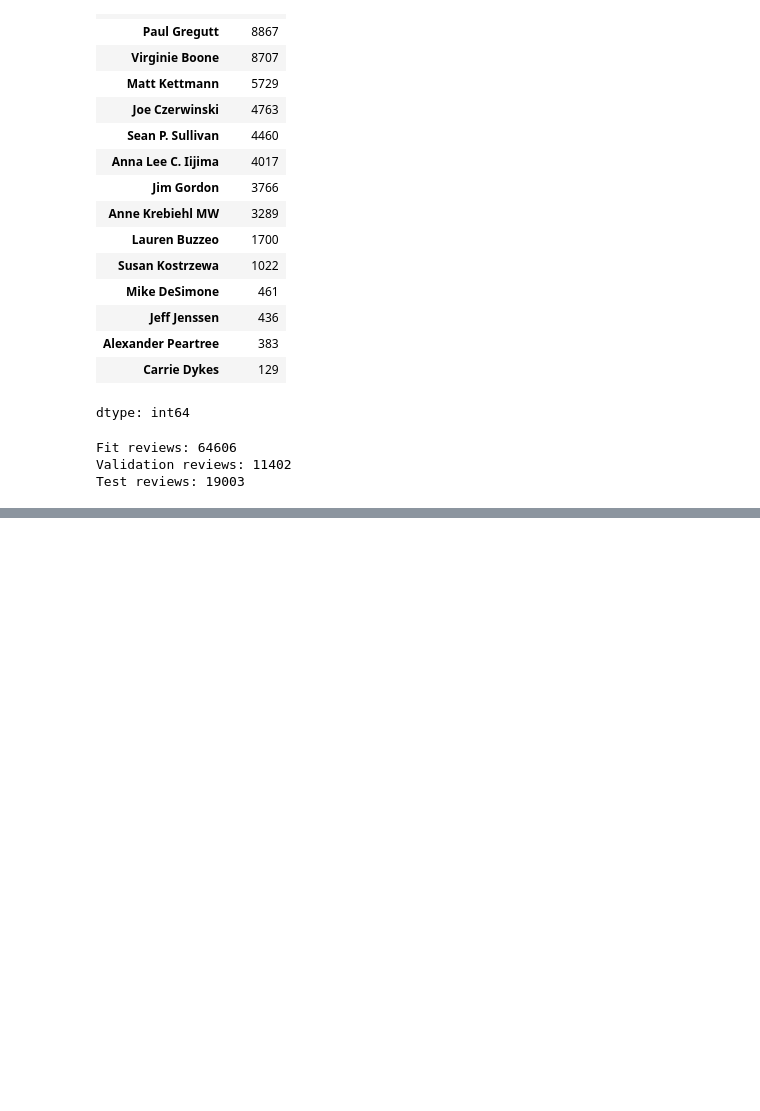
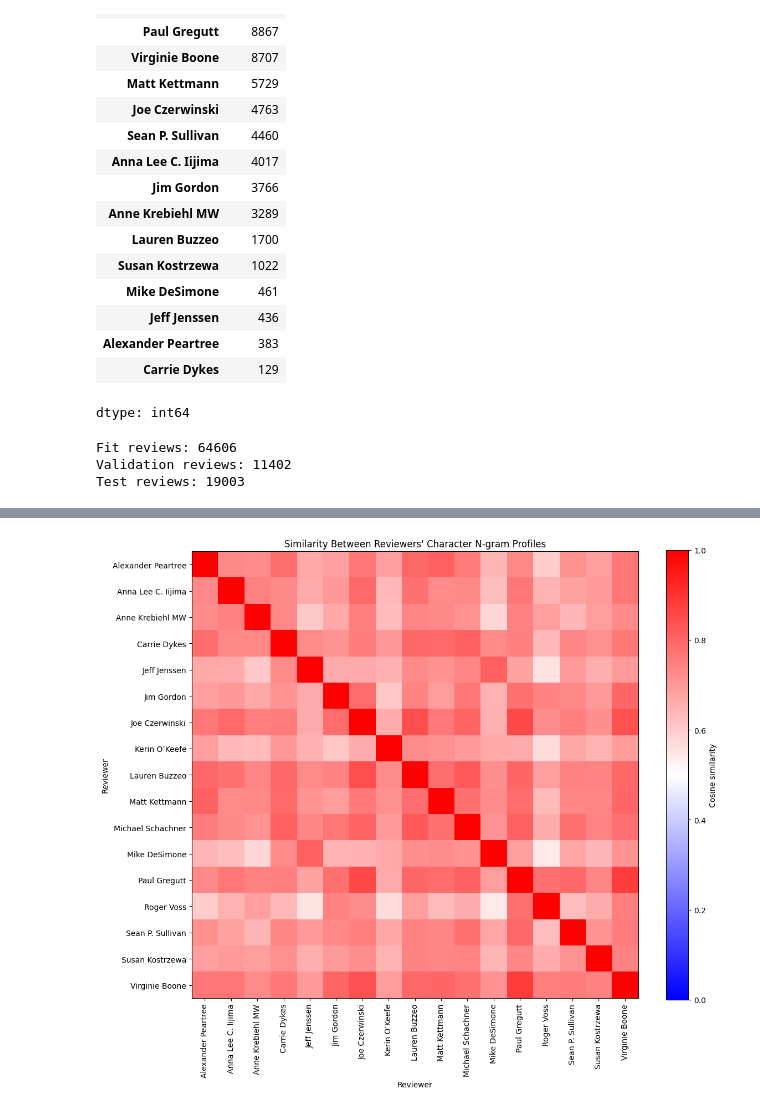
Before and after one commit to sylviadu2552/DATA4401---Project-3, a Jupyter notebook: Project3_n_grams.ipynb, the cells around one changed output, grey strips where cells are left out. Drawn from its saved outputs; the diff is of its cells as text; code cells hidden in the pictures; blank space fills up the shorter version.

```diff
--- a/Project3_n_grams.ipynb
+++ b/Project3_n_grams.ipynb
@@ -410,0 +557,40 @@ plt.show()
+# %%
+import numpy as np
+import matplotlib.pyplot as plt
+from sklearn.metrics.pairwise import cosine_similarity
+
+reviewer_names = label_encoder.classes_
+y_train_array = y_train.to_numpy()
+
+# X_fit_final contains character n-gram features followed by style features.
+# Keep only the character n-gram portion for this comparison.
+n_style_features = len(style_features(X_train.iloc[0]))
+X_char_train = X_fit_final[:, :-n_style_features]
+
+# Average character n-gram profile for each reviewer
+reviewer_profiles = np.vstack([
+    np.asarray(
+        X_char_train[y_train_array == reviewer].mean(axis=0)
+    ).ravel()
+    for reviewer in reviewer_names
+])
+
+similarity = cosine_similarity(reviewer_profiles)
+
+fig, ax = plt.subplots(figsize=(12, 10))
+image = ax.imshow(similarity, cmap="bwr", vmin=0, vmax=1)
+
+ax.set_xticks(range(len(reviewer_names)))
+ax.set_xticklabels(reviewer_names, rotation=90)
+ax.set_yticks(range(len(reviewer_names)))
+ax.set_yticklabels(reviewer_names)
+
+ax.set_title("Similarity Between Reviewers' Character N-gram Profiles")
+ax.set_xlabel("Reviewer")
+ax.set_ylabel("Reviewer")
+
+fig.colorbar(image, ax=ax, label="Cosine similarity")
+plt.tight_layout()
+plt.show()
+# %% [output]
+[figure, added]
```
Also changed, not shown: parts of 8 cells of this notebook.
